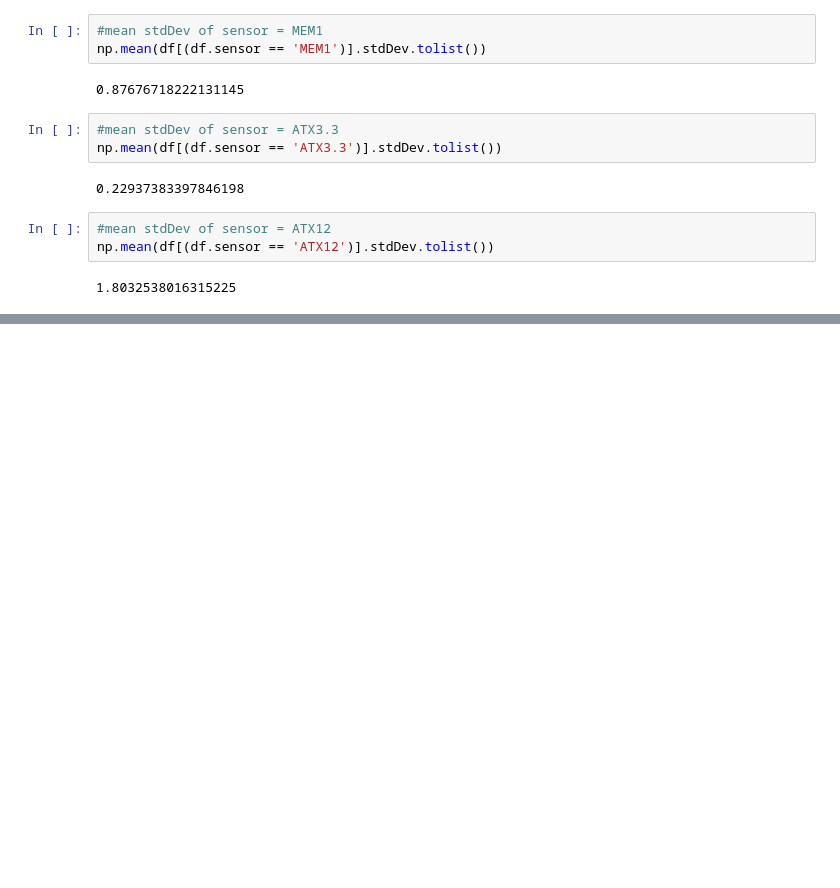
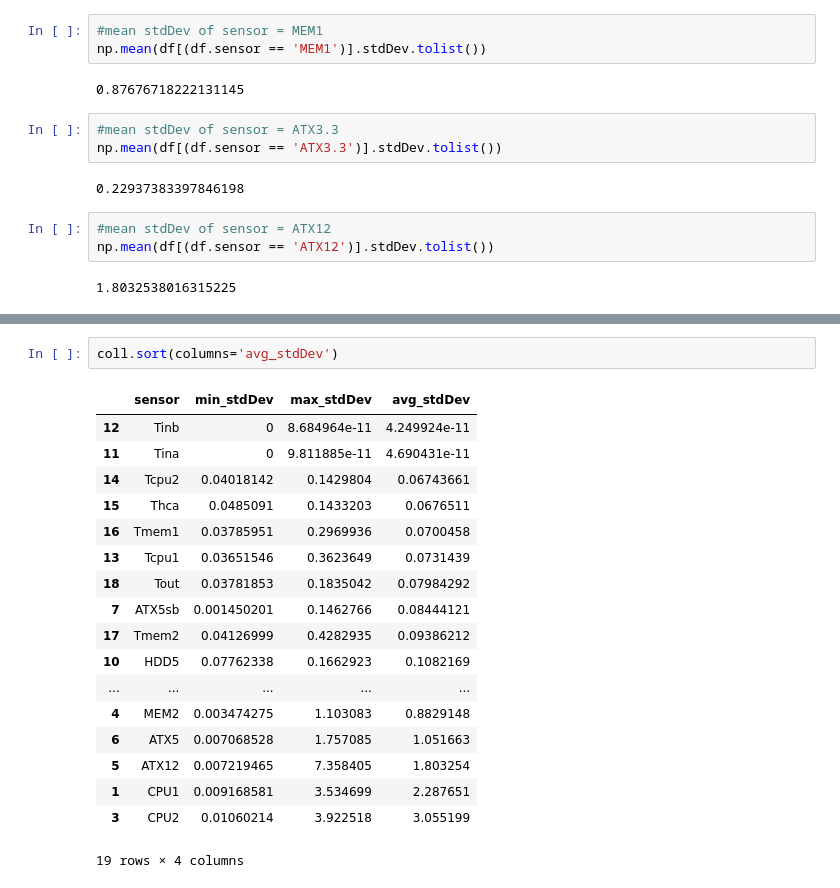
Before and after one commit to words-sdsc/SensorDataAnalytics, a Jupyter notebook: correlations/Post Processing.ipynb, the cells around one changed output, grey strips where cells are left out. Saved outputs shown, nothing was run; the diff lists cells and outputs as text; blank space fills up the shorter version.

```diff
--- a/correlations/Post Processing.ipynb
+++ b/correlations/Post Processing.ipynb
@@ -206,0 +267,21 @@ np.mean(df[(df.sensor == 'ATX12')].stdDev.tolist())
+# %%
+coll.sort(columns='avg_stdDev')
+# %% [output]
+|  | sensor | min_stdDev | max_stdDev | avg_stdDev |
+| 12 | Tinb | 0 | 8.684964e-11 | 4.249924e-11 |
+| 11 | Tina | 0 | 9.811885e-11 | 4.690431e-11 |
+| 14 | Tcpu2 | 0.04018142 | 0.1429804 | 0.06743661 |
+| 15 | Thca | 0.0485091 | 0.1433203 | 0.0676511 |
+| 16 | Tmem1 | 0.03785951 | 0.2969936 | 0.0700458 |
+| 13 | Tcpu1 | 0.03651546 | 0.3623649 | 0.0731439 |
+| 18 | Tout | 0.03781853 | 0.1835042 | 0.07984292 |
+| 7 | ATX5sb | 0.001450201 | 0.1462766 | 0.08444121 |
+| 17 | Tmem2 | 0.04126999 | 0.4282935 | 0.09386212 |
+| 10 | HDD5 | 0.07762338 | 0.1662923 | 0.1082169 |
+| ... | ... | ... | ... | ... |
+| 4 | MEM2 | 0.003474275 | 1.103083 | 0.8829148 |
+| 6 | ATX5 | 0.007068528 | 1.757085 | 1.051663 |
+| 5 | ATX12 | 0.007219465 | 7.358405 | 1.803254 |
+| 1 | CPU1 | 0.009168581 | 3.534699 | 2.287651 |
+| 3 | CPU2 | 0.01060214 | 3.922518 | 3.055199 |
+19 rows × 4 columns
```
Also changed, not shown: parts of 11 cells of this notebook, 1 other file.
